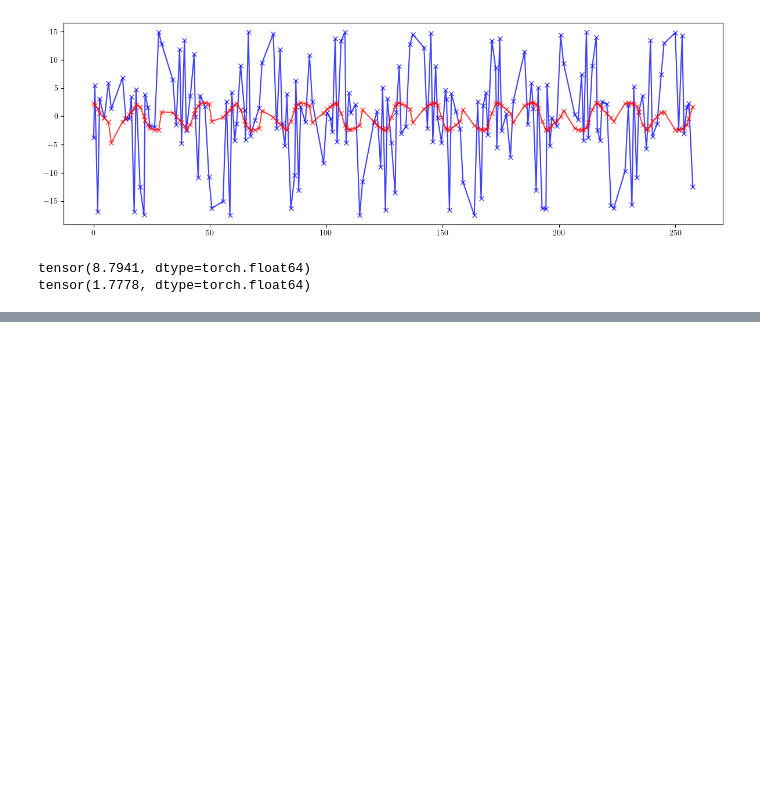
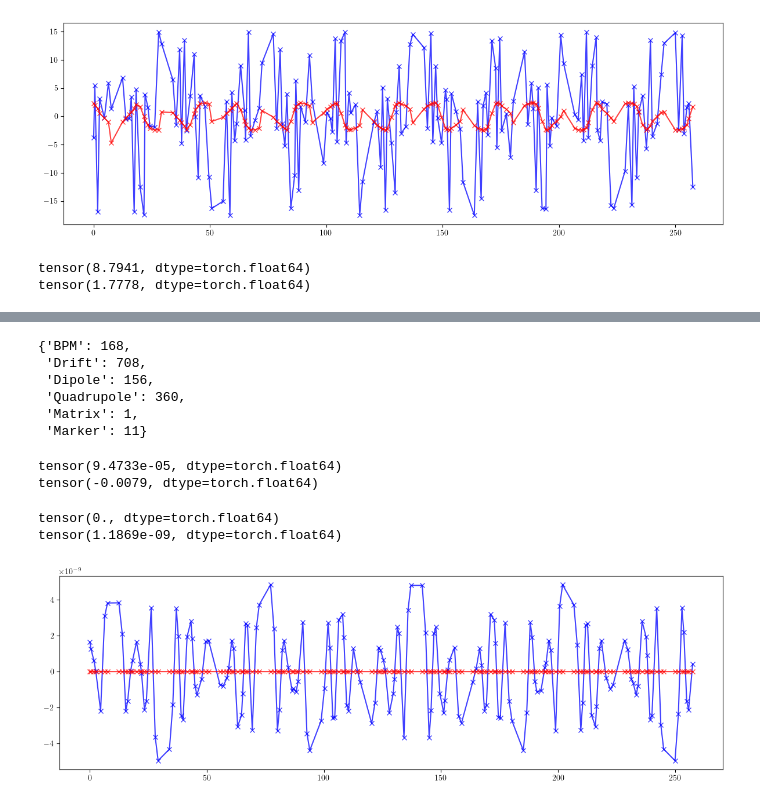
Before and after one commit to i-a-morozov/model, a Jupyter notebook: docs/source/examples/elettra-04.ipynb, the cells around one changed output, grey strips where cells are left out. Cells and saved outputs as stored; diff of their text form; code cells hidden in the pictures; blank space fills up the shorter version.

```diff
--- a/docs/source/examples/elettra-04.ipynb
+++ b/docs/source/examples/elettra-04.ipynb
@@ -448,0 +538,14 @@ tensor(1.7778, dtype=torch.float64)
+# %%
+# Replace ID
+
+ring.flatten()
+ring.replace("ID", ID)
+ring.splice()
+ring.describe
+# %% [output]
+{'BPM': 168,
+ 'Drift': 708,
+ 'Dipole': 156,
+ 'Quadrupole': 360,
+ 'Matrix': 1,
+ 'Marker': 11}
@@ -448,0 +556,5 @@ tensor(1.7778, dtype=torch.float64)
+# %%
+# Compute dispersion
+
+orbit = torch.tensor(4*[0.0], dtype=dtype)
+etaqx_id, etapx_id, etaqy_id, etapy_id = dispersion(ring, orbit, [], limit=1)
@@ -448,0 +573,26 @@ tensor(1.7778, dtype=torch.float64)
+# %%
+# Tune shifts
+
+print((nux - nux_id))
+print((nuy - nuy_id))
+# %% [output]
+tensor(9.4733e-05, dtype=torch.float64)
+tensor(-0.0079, dtype=torch.float64)
+# %%
+# Coupling (minimal tune distance)
+
+print(c)
+print(c_id)
+# %% [output]
+tensor(0., dtype=torch.float64)
+tensor(1.1869e-09, dtype=torch.float64)
+# %%
+# Dispersion
+
+plt.figure(figsize=(12, 4))
+plt.errorbar(ring.locations().cpu().numpy(), (etaqx - etaqx_id).cpu().numpy(), fmt='-', marker='x', color='blue', alpha=0.75)
+plt.errorbar(ring.locations().cpu().numpy(), (etaqy - etaqy_id).cpu().numpy(), fmt='-', marker='x', color='red', alpha=0.75)
+plt.tight_layout()
+plt.show()
+# %% [output]
+[figure, added]
```
Also changed, not shown: parts of 10 cells of this notebook.
